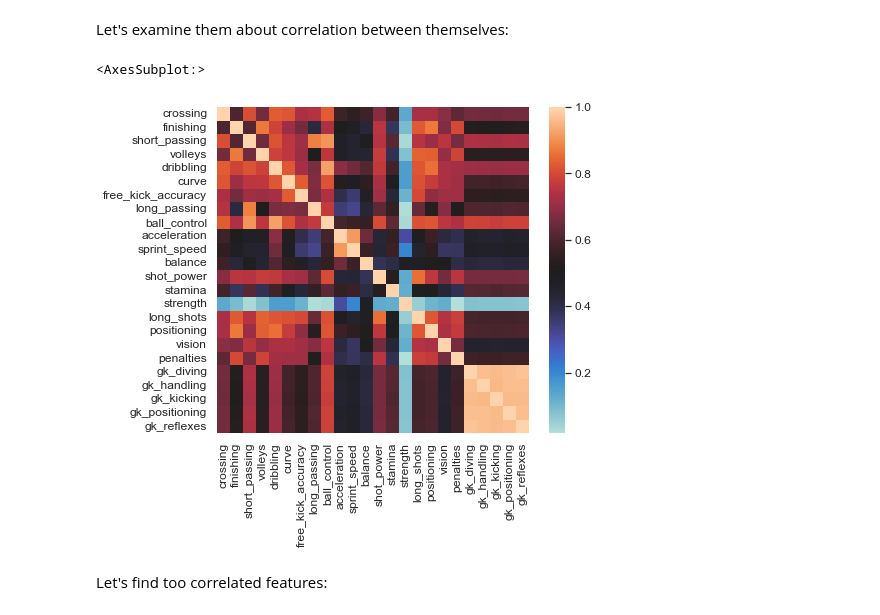
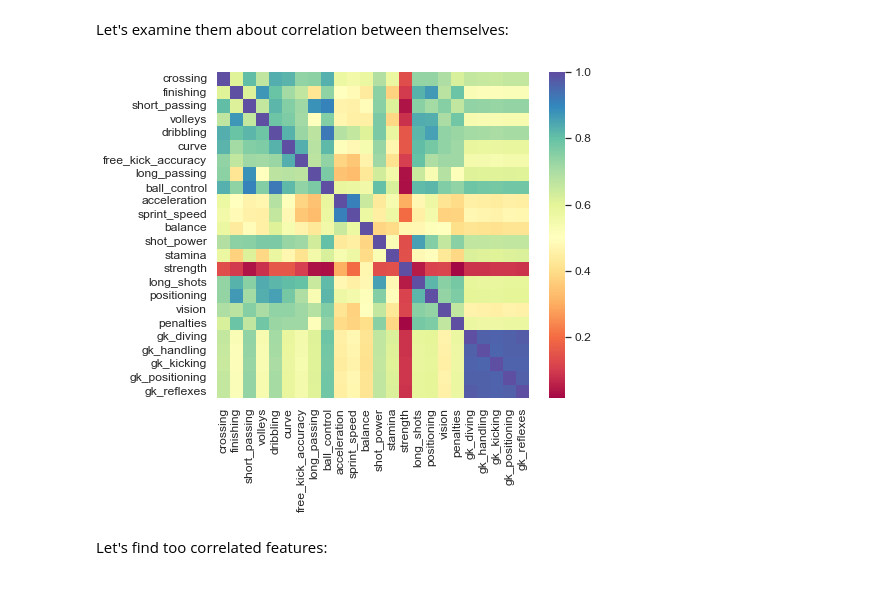
Before and after one commit to alaksiej-karalou/rsschool-ml-2022q1-public, a Jupyter notebook: 3/linear_regression.ipynb, the cells around one changed output. Saved outputs shown, nothing was run; the diff lists cells and outputs as text; code cells hidden in the pictures.

Commit message:
3. heatmap styling

```diff
--- a/3/linear_regression.ipynb
+++ b/3/linear_regression.ipynb
@@ -1680,10 +1680,9 @@ x_train
 Let's examine them about correlation between themselves:
 # %%
 correlation = x_train.corr(method = 'pearson').abs()
-sns.heatmap(correlation, center = 0.5)
+sns.heatmap(correlation, center = 0.5, cmap = 'Spectral');
 # %% [output]
-<AxesSubplot:>
-[figure, old version]
+[figure, new version]
 # %% [markdown]
 Let's find too correlated features:
 # %%
```
Also changed, not shown: parts of 55 cells of this notebook.
